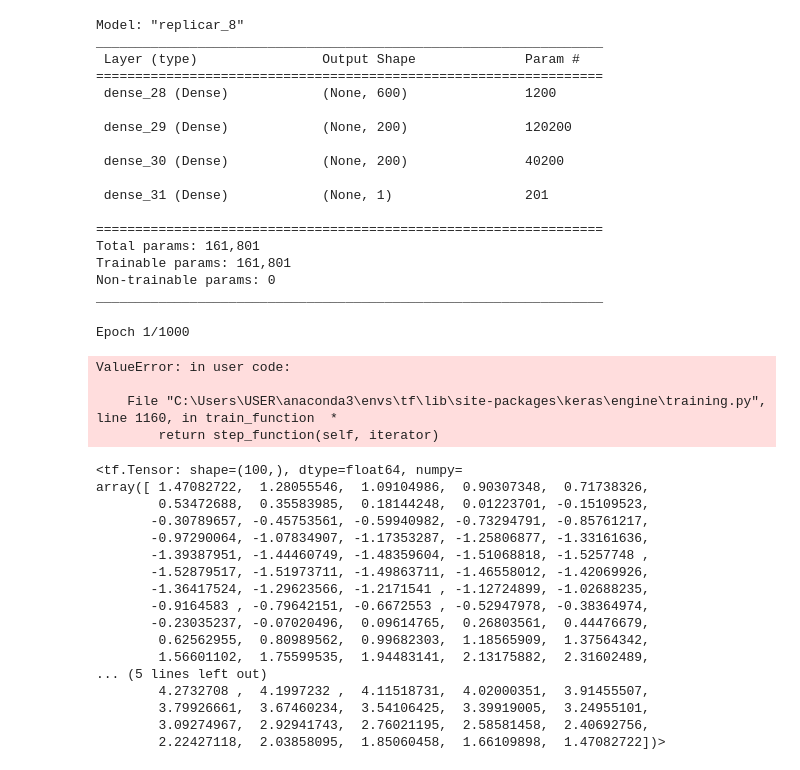
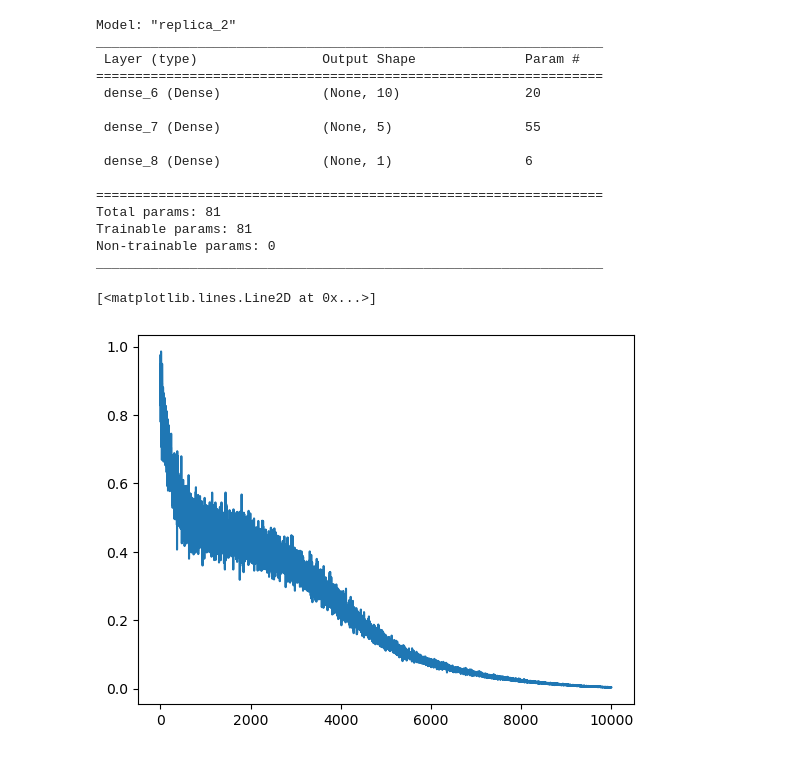
Before and after one commit to Pablo-Pomares/GradientTape, a Jupyter notebook: redReprod.ipynb, the cells around one changed output. Cells and saved outputs as stored; diff of their text form; code cells hidden in the pictures.

```diff
--- a/redReprod.ipynb
+++ b/redReprod.ipynb
@@ -11,12 +11,10 @@ from time import time
 import random
 # %%
 loss_tracker = keras.metrics.Mean(name="loss")
-from tensorflow.python.ops.numpy_ops import np_config
-np_config.enable_numpy_behavior()
-class Replicar(Sequential):
+class Replica(Sequential):
     @property
     def metrics(self):
-        return [loss_tracker]
+        return [loss_tracker] #igual cambia el loss_tracker
 
     def train_step(self, data):
         def funcA(x):
@@ -24,19 +22,18 @@ class Replicar(Sequential):
 
         def funcB(x):
             return 1 + 2*x + 4*x**3
+        batch_size =100 #Calibra la resolucion
+        x = tf.random.uniform((batch_size,1), minval=-1, maxval=1)
+        f = funcB(x)
 
-        interval = [-1, 1]
-        batch_size = 100 #Calibra la resolucion
-        x = tf.random.uniform((batch_size, 1), minval=-1, maxval=1)
-        inter = np.linspace(interval, 100)
-        vals = funcA(inter).astype(np.float32)
 
         with tf.GradientTape() as tape:
             y_pred = self(x, training=True)
-            loss = tf.math.reduce_mean(tf.math.square(y_pred-vals))
+            loss = tf.math.reduce_mean(tf.math.square(y_pred-f))
 
         grads = tape.gradient(loss, self.trainable_weights)
         self.optimizer.apply_gradients(zip(grads, self.trainable_weights))
+        #actualiza metricas
         loss_tracker.update_state(loss)
 
         return {"loss": loss_tracker.result()}
@@ -57,57 +40,32 @@ interval = [-1, 1]
 # %%
-model = Replicar([
-    Dense(600,activation='tanh', input_shape=(1,)),
-    Dense(200,activation='tanh'),
-    Dense(200,activation='relu'),
-    Dense(1),
+model = Replica([
+    Dense(10, activation="tanh", input_shape=(1,)),
+    Dense(5, activation="tanh"),
+    Dense(1)
 ])
 
 model.summary()
 # %% [output]
-Model: "replicar_8"
+Model: "replica_2"
 _________________________________________________________________
  Layer (type)                Output Shape              Param #
 =================================================================
- dense_28 (Dense)            (None, 600)               1200
+ dense_6 (Dense)             (None, 10)                20
 
- dense_29 (Dense)            (None, 200)               120200
+ dense_7 (Dense)             (None, 5)                 55
 
- dense_30 (Dense)            (None, 200)               40200
-
- dense_31 (Dense)            (None, 1)                 201
+ dense_8 (Dense)             (None, 1)                 6
 
 =================================================================
-Total params: 161,801
-Trainable params: 161,801
+Total params: 81
+Trainable params: 81
 Non-trainable params: 0
 _________________________________________________________________
-# %%
-dummy_data = noise(funcA, np.linspace(-1, 1, 100))  # Replace with your data
-model.compile(optimizer=Adam(learning_rate=0.0001), metrics=['loss'])
-history = model.fit(dummy_data, epochs=1000)
-# %% [output]
-Epoch 1/1000
-ValueError: in user code:
-
-    File "C:\Users\USER\anaconda3\envs\tf\lib\site-packages\keras\engine\training.py", line 1160, in train_function  *
-        return step_function(self, iterator)
-# %%
-dummy_data
-# %% [output]
-<tf.Tensor: shape=(100,), dtype=float64, numpy=
-array([ 1.47082722,  1.28055546,  1.09104986,  0.90307348,  0.71738326,
-        0.53472688,  0.35583985,  0.18144248,  0.01223701, -0.15109523,
-       -0.30789657, -0.45753561, -0.59940982, -0.73294791, -0.85761217,
-       -0.97290064, -1.07834907, -1.17353287, -1.25806877, -1.33161636,
-       -1.39387951, -1.44460749, -1.48359604, -1.51068818, -1.5257748 ,
-       -1.52879517, -1.51973711, -1.49863711, -1.46558012, -1.42069926,
-       -1.36417524, -1.29623566, -1.2171541 , -1.12724899, -1.02688235,
-       -0.9164583 , -0.79642151, -0.6672553 , -0.52947978, -0.38364974,
-       -0.23035237, -0.07020496,  0.09614765,  0.26803561,  0.44476679,
-        0.62562955,  0.80989562,  0.99682303,  1.18565909,  1.37564342,
-        1.56601102,  1.75599535,  1.94483141,  2.13175882,  2.31602489,
-... (5 lines left out)
-        4.2732708 ,  4.1997232 ,  4.11518731,  4.02000351,  3.91455507,
-        3.79926661,  3.67460234,  3.54106425,  3.39919005,  3.24955101,
-        3.09274967,  2.92941743,  2.76021195,  2.58581458,  2.40692756,
-        2.22427118,  2.03858095,  1.85060458,  1.66109898,  1.47082722])>
+# %%
+model.compile(optimizer=Adam(learning_rate=0.0001), metrics=['loss'])
+x=tf.linspace(-1, 1, 100)
+history = model.fit(x, epochs=10000, verbose=0)
+plt.plot(history.history["loss"])
+# %% [output]
+[<matplotlib.lines.Line2D at 0x...>]
+[figure, added]
```
Also changed, not shown: parts of 5 cells of this notebook.
